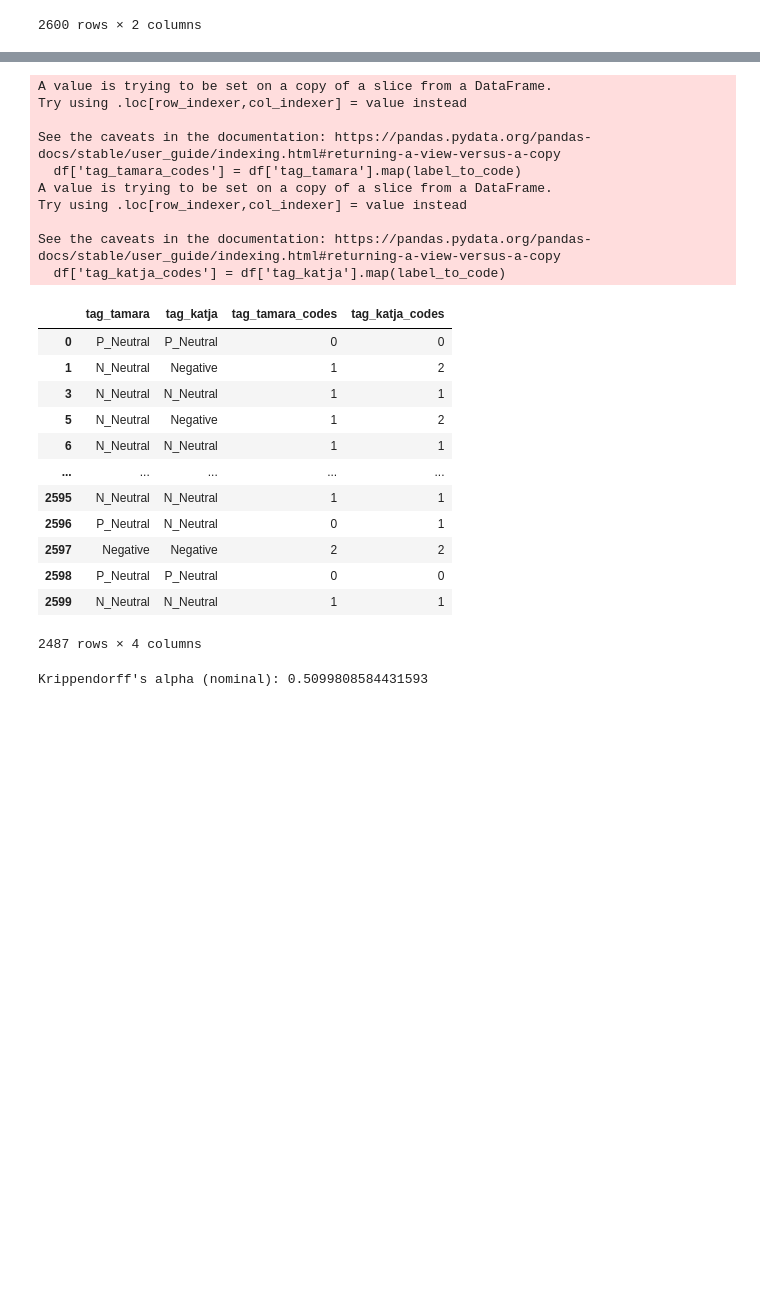
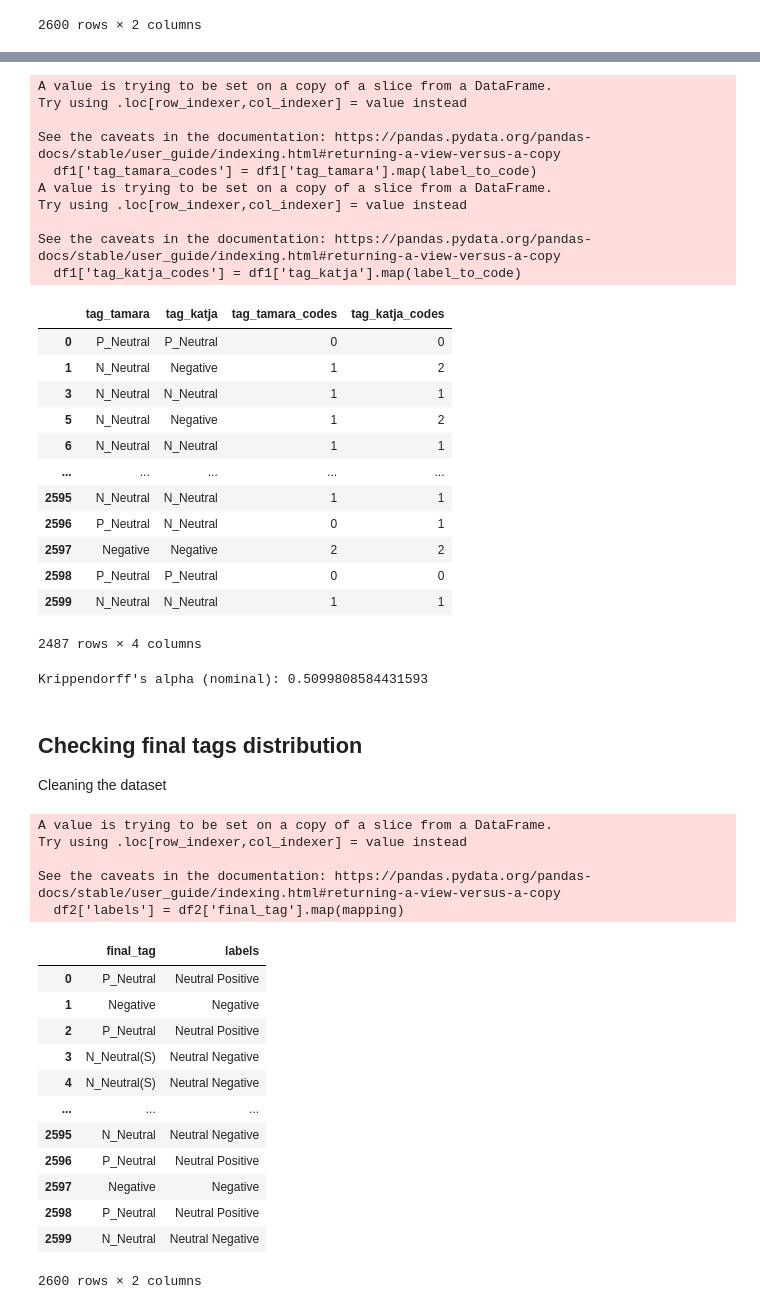
Before and after one commit to katjameden/ParlaMint_Sentiment, a Jupyter notebook: Sentences/Notebooks/Annotations_analysis.ipynb, the cells around one changed output, grey strips where cells are left out. Drawn from its saved outputs; the diff is of its cells as text; code cells hidden in the pictures; blank space fills up the shorter version.

```diff
--- a/Sentences/Notebooks/Annotations_analysis.ipynb
+++ b/Sentences/Notebooks/Annotations_analysis.ipynb
@@ -42,24 +42,24 @@ df
 # %%
-unique_labels = pd.unique(df[['tag_tamara', 'tag_katja']].values.ravel())
+unique_labels = pd.unique(df1[['tag_tamara', 'tag_katja']].values.ravel())
 
 # Create a mapping of labels to consistent numeric codes
 label_to_code = {label: idx for idx, label in enumerate(unique_labels)}
 
 # Map the labels to numeric codes for both annotators
-df['tag_tamara_codes'] = df['tag_tamara'].map(label_to_code)
-df['tag_katja_codes'] = df['tag_katja'].map(label_to_code)
-df
+df1['tag_tamara_codes'] = df1['tag_tamara'].map(label_to_code)
+df1['tag_katja_codes'] = df1['tag_katja'].map(label_to_code)
+df1
 # %% [output]
 A value is trying to be set on a copy of a slice from a DataFrame.
 Try using .loc[row_indexer,col_indexer] = value instead
 
 See the caveats in the documentation: https://pandas.pydata.org/pandas-docs/stable/user_guide/indexing.html#returning-a-view-versus-a-copy
-  df['tag_tamara_codes'] = df['tag_tamara'].map(label_to_code)
+  df1['tag_tamara_codes'] = df1['tag_tamara'].map(label_to_code)
 A value is trying to be set on a copy of a slice from a DataFrame.
 Try using .loc[row_indexer,col_indexer] = value instead
 
 See the caveats in the documentation: https://pandas.pydata.org/pandas-docs/stable/user_guide/indexing.html#returning-a-view-versus-a-copy
-  df['tag_katja_codes'] = df['tag_katja'].map(label_to_code)
+  df1['tag_katja_codes'] = df1['tag_katja'].map(label_to_code)
 |  | tag_tamara | tag_katja | tag_tamara_codes | tag_katja_codes |
 | 0 | P_Neutral | P_Neutral | 0 | 0 |
 | 1 | N_Neutral | Negative | 1 | 2 |
@@ -79,3 +79,52 @@ alpha = krippendorff.alpha(reliability_data=data_array, level_of_measurement='no
 print(f"Krippendorff's alpha (nominal): {alpha}")
 # %% [output]
 Krippendorff's alpha (nominal): 0.5099808584431593
+# %% [markdown]
+## Checking final tags distribution
+
+Cleaning the dataset
+# %%
+tags = ['final_tag']
+df2 = df[tags]
+mapping = {
+    'Negative': 'Negative',
+    'M_Negative': 'Mixed Negative',
+    'N_Neutral': 'Neutral Negative',
+    'P_Neutral': 'Neutral Positive',
+    'M_Positive': 'Mixed Positive',
+    'Positive': 'Positive',
+    'N_Neutral(S)':'Neutral Negative',
+    'Negative(S)':'Negative',
+    'N_Neutral (S)':'Neutral Negative',
+    'Negative (S)':'Negative',
+    'Positive(S)':'Positive',
+    'Positive (S)':'Positive',
+    'M_Negative(S)': 'Mixed Negative',
+    'N_Negative': 'Neutral Negative',
+    'Negative. ': 'Negative',
+    'P_Neutral(S)': 'Neutral Positive',
+    'Postive':'Positive',
+    'Negatvie':'Negative'
+}
+
+df2['labels'] = df2['final_tag'].map(mapping)
+df2
+# %% [output]
+A value is trying to be set on a copy of a slice from a DataFrame.
+Try using .loc[row_indexer,col_indexer] = value instead
+
+See the caveats in the documentation: https://pandas.pydata.org/pandas-docs/stable/user_guide/indexing.html#returning-a-view-versus-a-copy
+  df2['labels'] = df2['final_tag'].map(mapping)
+|  | final_tag | labels |
+| 0 | P_Neutral | Neutral Positive |
+| 1 | Negative | Negative |
+| 2 | P_Neutral | Neutral Positive |
+| 3 | N_Neutral(S) | Neutral Negative |
+| 4 | N_Neutral(S) | Neutral Negative |
+| ... | ... | ... |
+| 2595 | N_Neutral | Neutral Negative |
+| 2596 | P_Neutral | Neutral Positive |
+| 2597 | Negative | Negative |
+| 2598 | P_Neutral | Neutral Positive |
+| 2599 | N_Neutral | Neutral Negative |
+2600 rows × 2 columns
```
Also changed, not shown: parts of 14 cells of this notebook, 6 other files.
